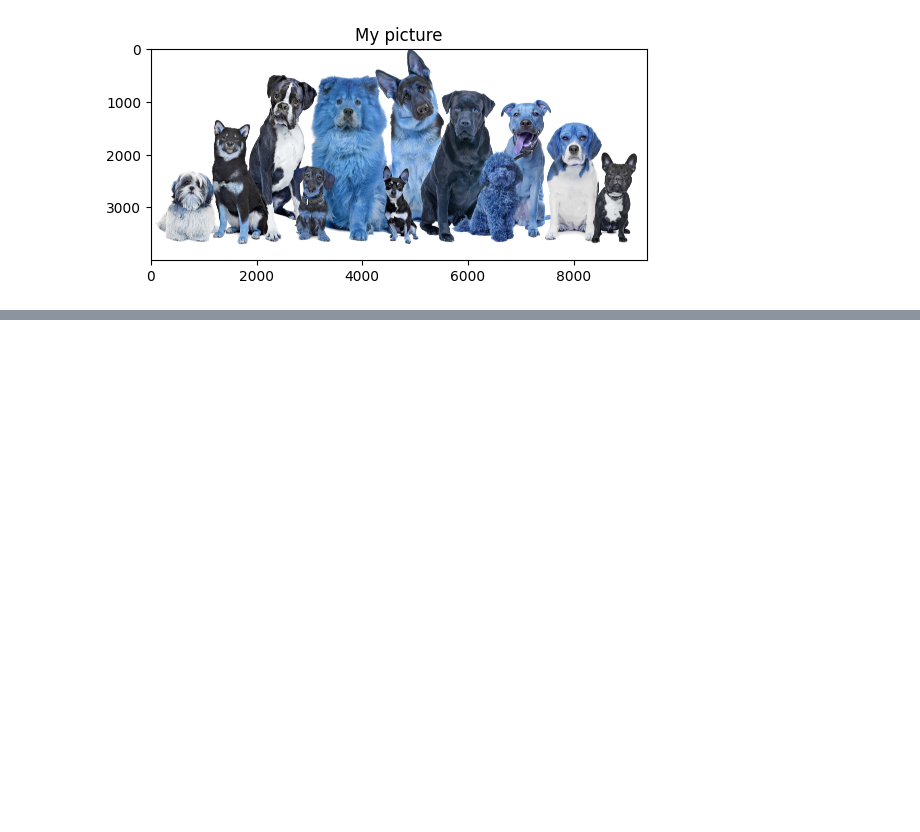
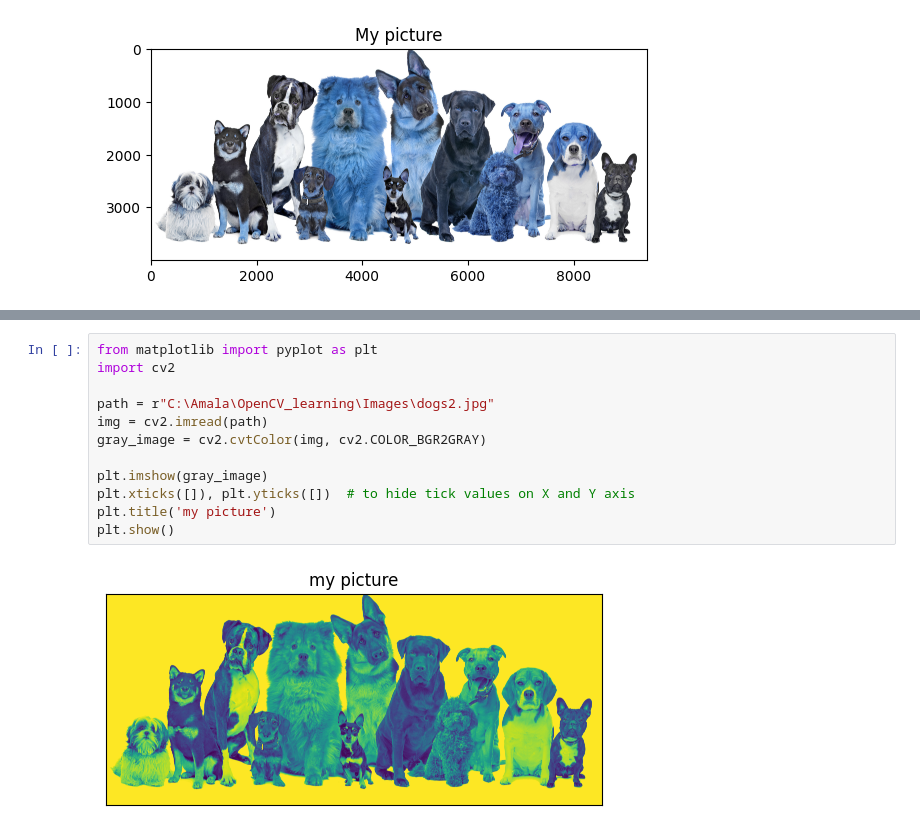
Before and after one commit to Amalaseeli/Opencv_learning, a Jupyter notebook: opencv and matplotlib.ipynb, the cells around one changed output, grey strips where cells are left out. Drawn from its saved outputs; the diff is of its cells as text; blank space fills up the shorter version.

```diff
--- a/opencv and matplotlib.ipynb
+++ b/opencv and matplotlib.ipynb
@@ -11,0 +33,14 @@ plt.show()
+# %%
+from matplotlib import pyplot as plt
+import cv2
+
+path = r"C:\Amala\OpenCV_learning\Images\dogs2.jpg"
+img = cv2.imread(path)
+gray_image = cv2.cvtColor(img, cv2.COLOR_BGR2GRAY)
+
+plt.imshow(gray_image)
+plt.xticks([]), plt.yticks([])  # to hide tick values on X and Y axis
+plt.title('my picture')
+plt.show()
+# %% [output]
+[figure, added]
```
Also changed, not shown: parts of 8 cells of this notebook, 3 other files.
